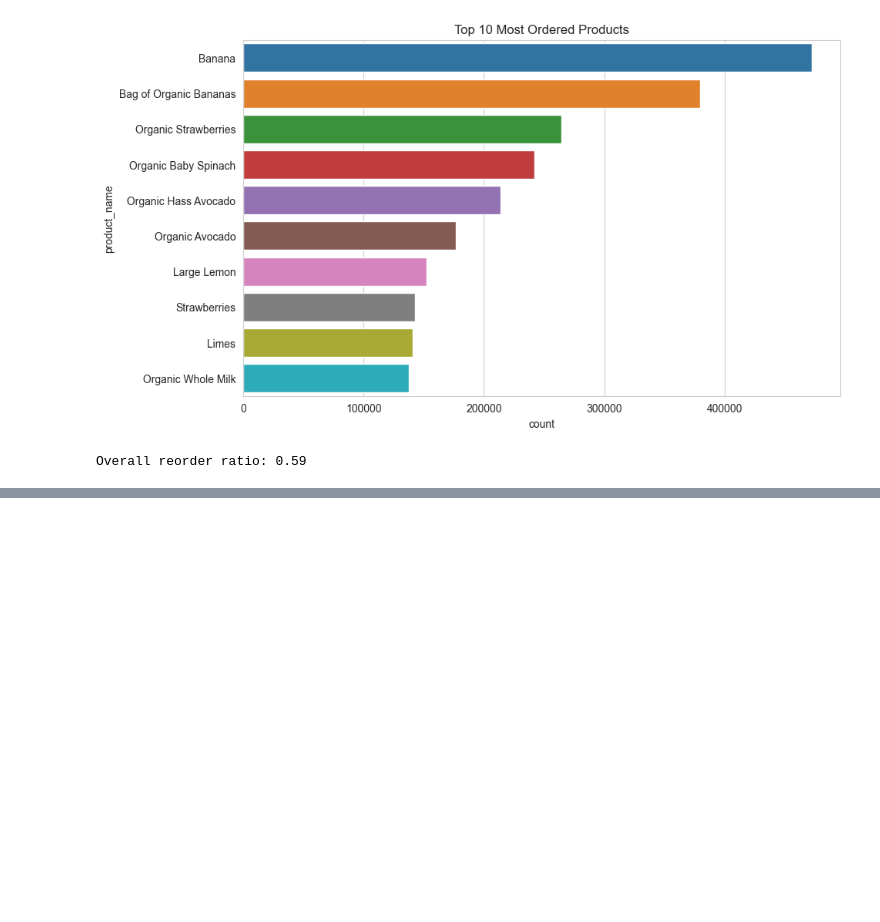
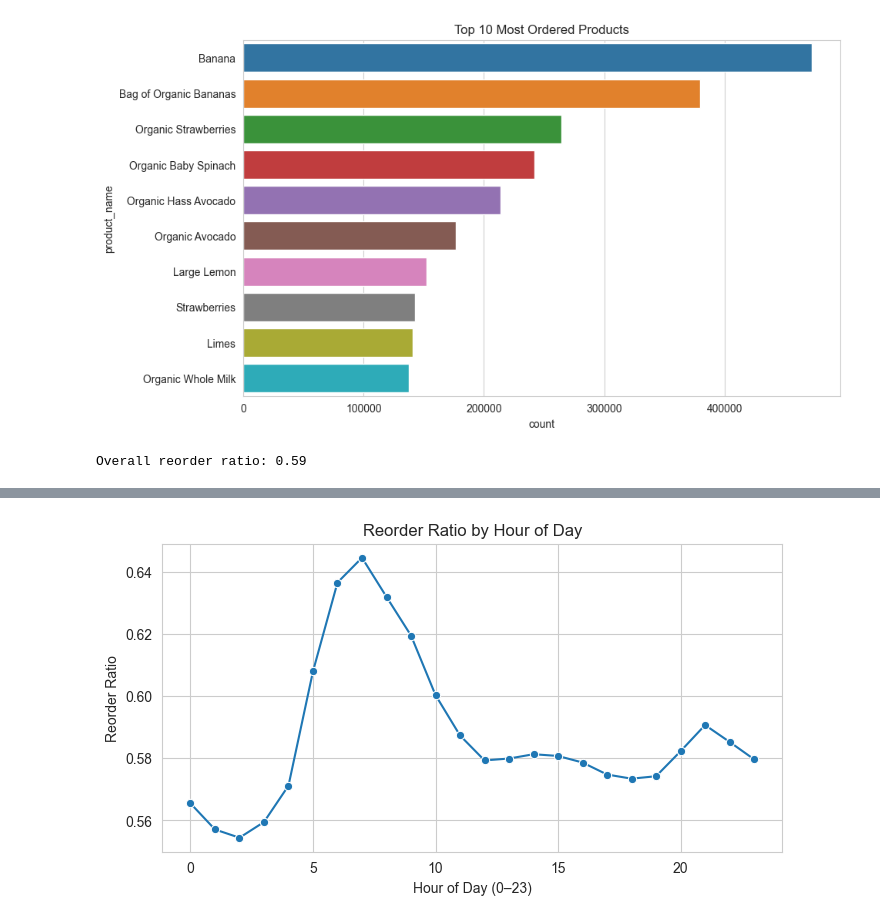
Before and after one commit to rehansc/instacart-reorder-prediction, a Jupyter notebook: Phase1_Fundamentals/eda.ipynb, the cells around one changed output, grey strips where cells are left out. Cells and saved outputs as stored; diff of their text form; code cells hidden in the pictures; blank space fills up the shorter version.

```diff
--- a/Phase1_Fundamentals/eda.ipynb
+++ b/Phase1_Fundamentals/eda.ipynb
@@ -84,0 +149,21 @@ Overall reorder ratio: 0.59
+# %%
+# Merge reorder flag with order hour info
+order_products_merged = order_products.merge(
+    orders[['order_id', 'order_hour_of_day']], on='order_id', how='left'
+)
+
+# Compute reorder ratio by hour
+reorder_by_hour = (
+    order_products_merged.groupby('order_hour_of_day')['reordered']
+    .mean()
+    .reset_index()
+)
+
+plt.figure(figsize=(8,4))
+sns.lineplot(data=reorder_by_hour, x='order_hour_of_day', y='reordered', marker='o')
+plt.title("Reorder Ratio by Hour of Day")
+plt.xlabel("Hour of Day (0–23)")
+plt.ylabel("Reorder Ratio")
+plt.show()
+# %% [output]
+[figure, added]
```
Also changed, not shown: parts of 7 cells of this notebook, 1 other file.
